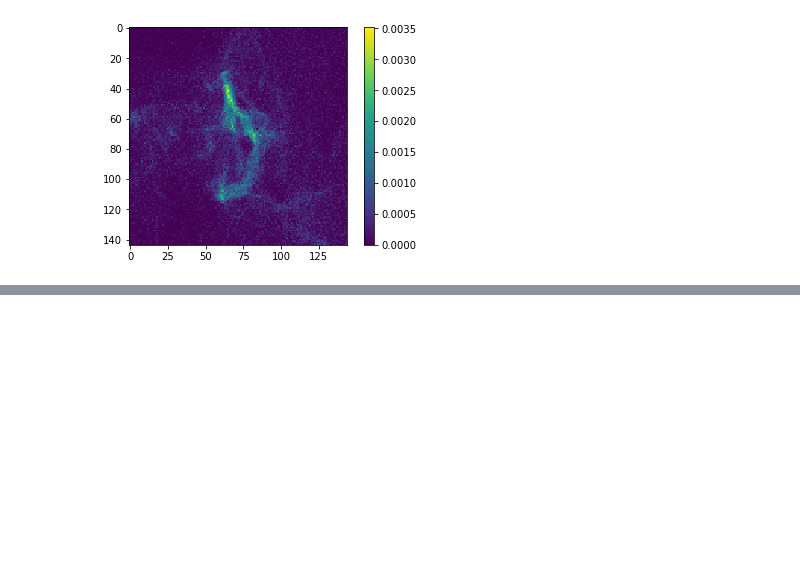
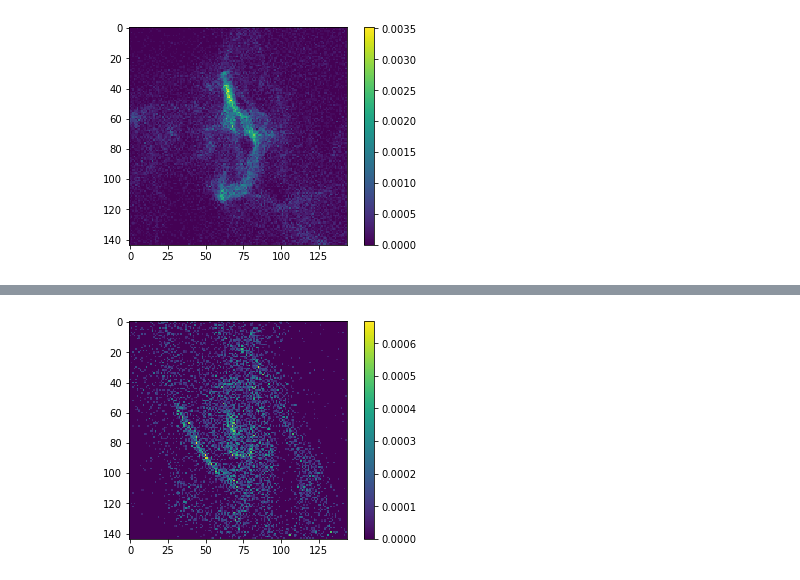
Before and after one commit to LTISH210/galaxies, a Jupyter notebook: dataIntro.ipynb, the cells around one changed output, grey strips where cells are left out. Drawn from its saved outputs; the diff is of its cells as text; code cells hidden in the pictures; blank space fills up the shorter version.

```diff
--- a/dataIntro.ipynb
+++ b/dataIntro.ipynb
@@ -206 +377,4 @@ rStar=rGas3-com # recenters
+# %%
+nStar=len(mStar)
+rStar=rGas5-com # recenters
 # %%
@@ -217,0 +390,16 @@ if "" ==
+# %%
+ fields=[
+        [0, 'Volume'],
+        [0, 'Masses'],
+        [0,'Coordinates']
+]
+b=getGalaxy(200655,fields)
+vGas6=b[0][:]
+mGas6=b[1][:]
+rGas6=b[2][:,:]
+# %%
+def findCenterMass(rStar,mStar):
+    com=np.zeros(3)
+    for i in range(3):
+        com[i]=np.sum(rStar[:,i]*mStar[:])/np.sum(mStar[:])
+    return com
@@ -217,0 +409,10 @@ if "" ==
+# %%
+cm=findCenterMass(rGas6,mGas6)
+rGas6=rGas6-cm
+pixels=findPixels(rGas6,mGas6,144,16)
+galaxyPlot=plt.gca()
+image=galaxyPlot.imshow(pixels)
+plt.colorbar(image)
+plt.show(galaxyPlot)
+# %% [output]
+[figure, added]
```
Also changed, not shown: parts of 24 cells of this notebook.
